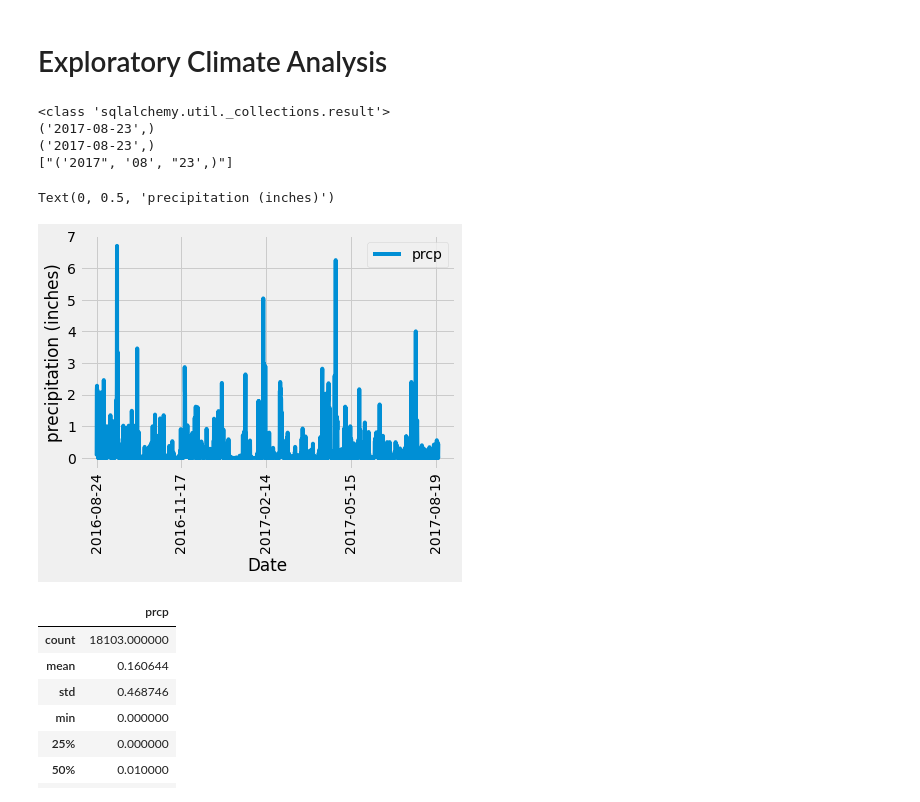
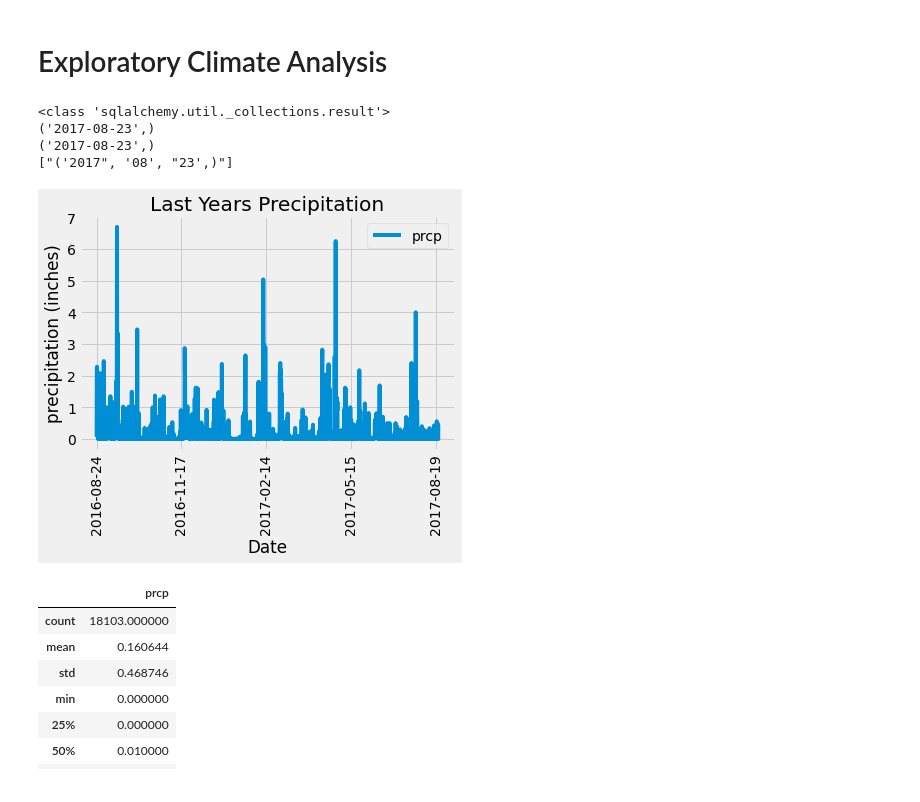
Before and after one commit to pauleppers/sqlalchemy-challenge, a Jupyter notebook: climate_starter.ipynb, the cells around one changed output. Drawn from its saved outputs; the diff is of its cells as text; code cells hidden in the pictures.

```diff
--- a/climate_starter.ipynb
+++ b/climate_starter.ipynb
@@ -73,54 +74,42 @@ max_date = str(max_date)
 # max_date = str(max_date)
 print((max_date))
 
 max_date_split = max_date.split('-')
 print(max_date)
 print(max_date_split)
 # Calculate the date 1 year ago from the last data point in the database
 minus_year = str(dt.date(2017, 8, 23) - dt.timedelta(days=365))
-#minus_year = str(dt.date(int(max_date_split[0]), int(max_date_split[1]), int(max_date_split[2])) - dt.timedelta(days=365))
+# delete minus_year = str(dt.date(int(max_date_split[0]), int(max_date_split[1]), int(max_date_split[2])) - dt.timedelta(days=365))
 
 # Perform a query to retrieve the date and precipitation scores
 ###  results for the last year of data (note that the last day in the dataset is 8/23/2017)
 precipitation = session.query(Measurement.date,Measurement.prcp).filter(Measurement.date > minus_year)\
      .filter(Measurement.prcp>=0).order_by(Measurement.date).all()
-# to pull the entire table useprecipitation_df = pd.DataFrame(precipitation)
-
-# measurement_df = pd.read_sql_table('measurement',engine)
 
 # Save the query results as a Pandas DataFrame and set the index to the date column
-### Creates a pandas dataframe using the date and precipitation columns
-# conn = engine.connect()
-# precipitation_df = pd.read_sql("SELECT date, prcp FROM measurement WHERE date > minus_year", conn)
+### Creates a pandas dataframe using the date and precipitation column
+precipitation_df = pd.DataFrame(precipitation)
 
-
-precipitation_df = pd.DataFrame(precipitation)
 ### Sorts the dataframe by date
 precipitation_df = precipitation_df.sort_values(by=['date'],ascending=True)
 precipitation_df = precipitation_df.set_index('date')
 
-# station_df = pd.read_sql_table('station',engine)
-precipitation_df.plot(rot=90)
-
 # Use Pandas Plotting with Matplotlib to plot the data
 ### Makes a plot using pandas with date as the x and precipitation as the y variables
+precipitation_df.plot(rot=90)
+date = [prec[0]for prec in precipitation]
 
-# prcp = [prec[1]for prec in precipitation]
-date = [prec[0]for prec in precipitation]
-# plt.bar(date,prcp)
+# add description to plot
 plt.xlabel('Date')
 plt.ylabel('precipitation (inches)')
-
-# plt.figure(figsize=(50,30))
-# plt.tight_layout()
-# plt.show()
+plt.title('Last Years Precipitation')
+plt.show()
 # %% [output]
 <class 'sqlalchemy.util._collections.result'>
 ('2017-08-23',)
 ('2017-08-23',)
 ["('2017", '08', "23',)"]
-Text(0, 0.5, 'precipitation (inches)')
-[figure, old version]
+[figure, new version]
 # %%
 # Use Pandas to calcualte the summary statistics for the precipitation data
 precipitation_data = pd.read_sql("SELECT prcp FROM measurement", con = engine)
```
Also changed, not shown: parts of 15 cells of this notebook, 3 other files.
